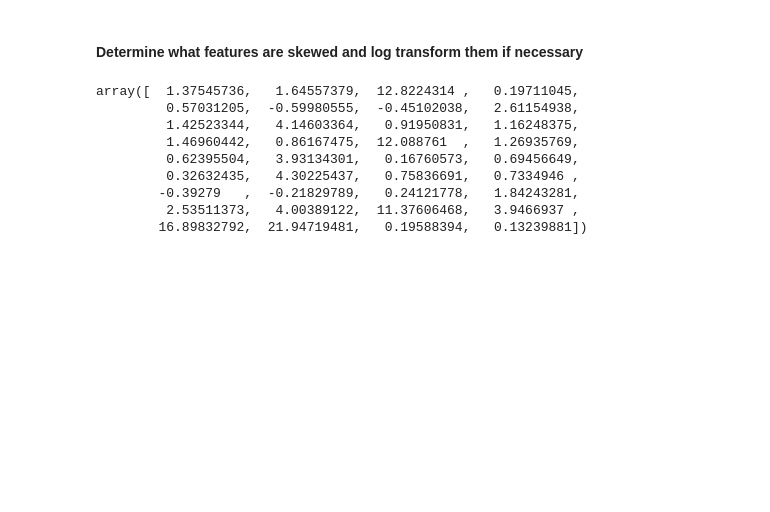
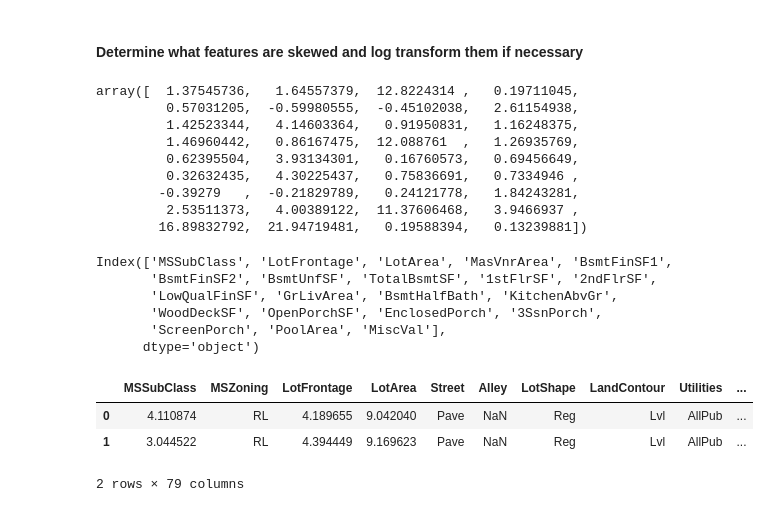
Before and after one commit to davestroud/House_Prices, a Jupyter notebook: House_Prices.ipynb, the cells around one changed output. Drawn from its saved outputs; the diff is of its cells as text; code cells hidden in the pictures; blank space fills up the shorter version.

Commit message:
apply log to all house data

```diff
--- a/House_Prices.ipynb
+++ b/House_Prices.ipynb
@@ -123,5 +123,18 @@ array([  1.37545736,   1.64557379,  12.8224314 ,   0.19711045,
          2.53511373,   4.00389122,  11.37606468,   3.9466937 ,
         16.89832792,  21.94719481,   0.19588394,   0.13239881])
 # %%
-skewed_features = house_prices_all[numerical_features].columns[np.absolute(stats.skew(house_prices
-_all[numerical_features]))>.8]
+skewed_features = house_prices_all[numerical_features].columns[np.absolute(stats.skew(house_prices_all[numerical_features]))>0.8]
+print (skewed_features)
+house_prices_all[skewed_features] = house_prices_all[skewed_features].apply(lambda x: np.log1p(x))
+house_prices_all.head(2)
+# %% [output]
+Index(['MSSubClass', 'LotFrontage', 'LotArea', 'MasVnrArea', 'BsmtFinSF1',
+       'BsmtFinSF2', 'BsmtUnfSF', 'TotalBsmtSF', '1stFlrSF', '2ndFlrSF',
+       'LowQualFinSF', 'GrLivArea', 'BsmtHalfBath', 'KitchenAbvGr',
+       'WoodDeckSF', 'OpenPorchSF', 'EnclosedPorch', '3SsnPorch',
+       'ScreenPorch', 'PoolArea', 'MiscVal'],
+      dtype='object')
+|  | MSSubClass | MSZoning | LotFrontage | LotArea | Street | Alley | LotShape | LandContour | Utilities | ... |
+| 0 | 4.110874 | RL | 4.189655 | 9.042040 | Pave | NaN | Reg | Lvl | AllPub | ... |
+| 1 | 3.044522 | RL | 4.394449 | 9.169623 | Pave | NaN | Reg | Lvl | AllPub | ... |
+2 rows × 79 columns
```
